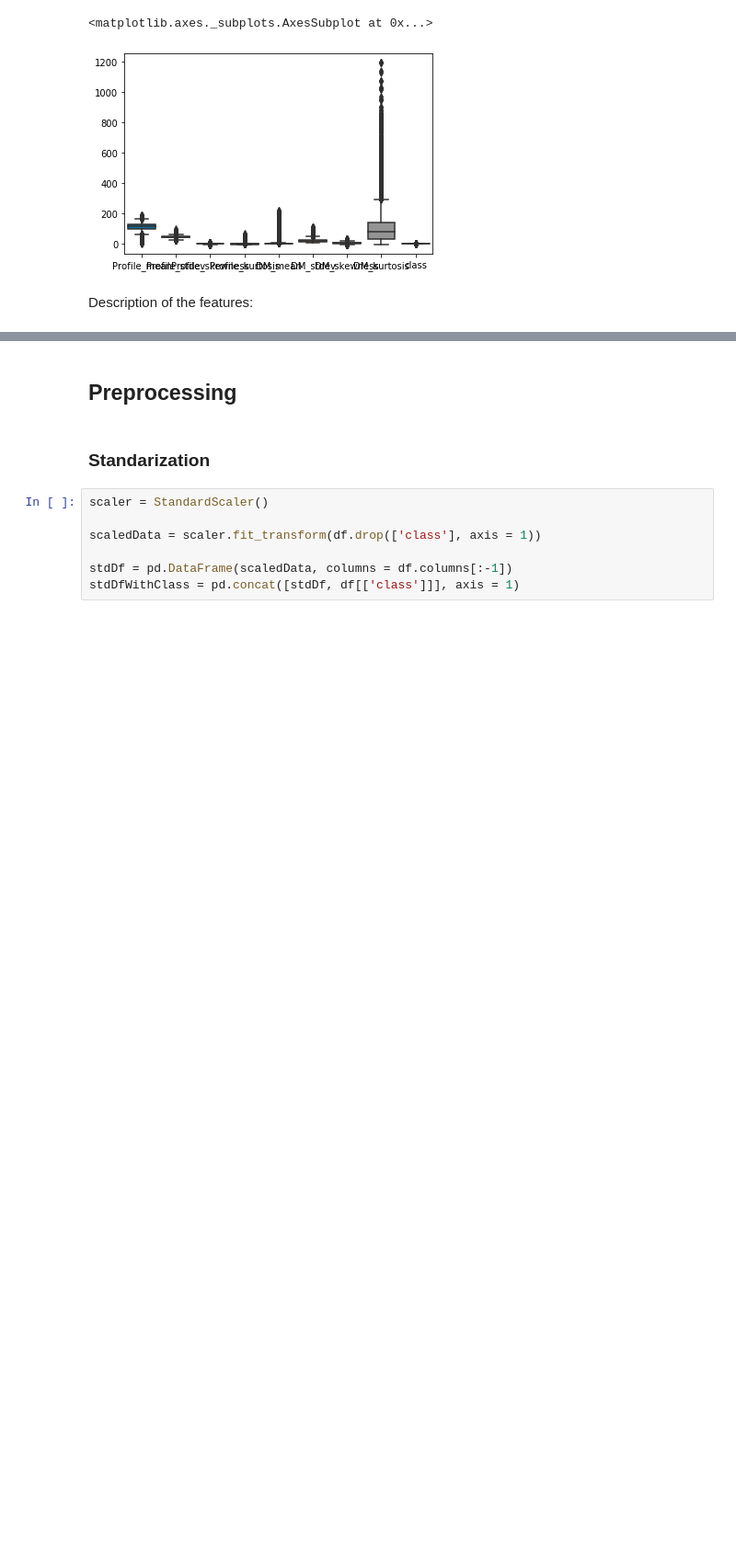
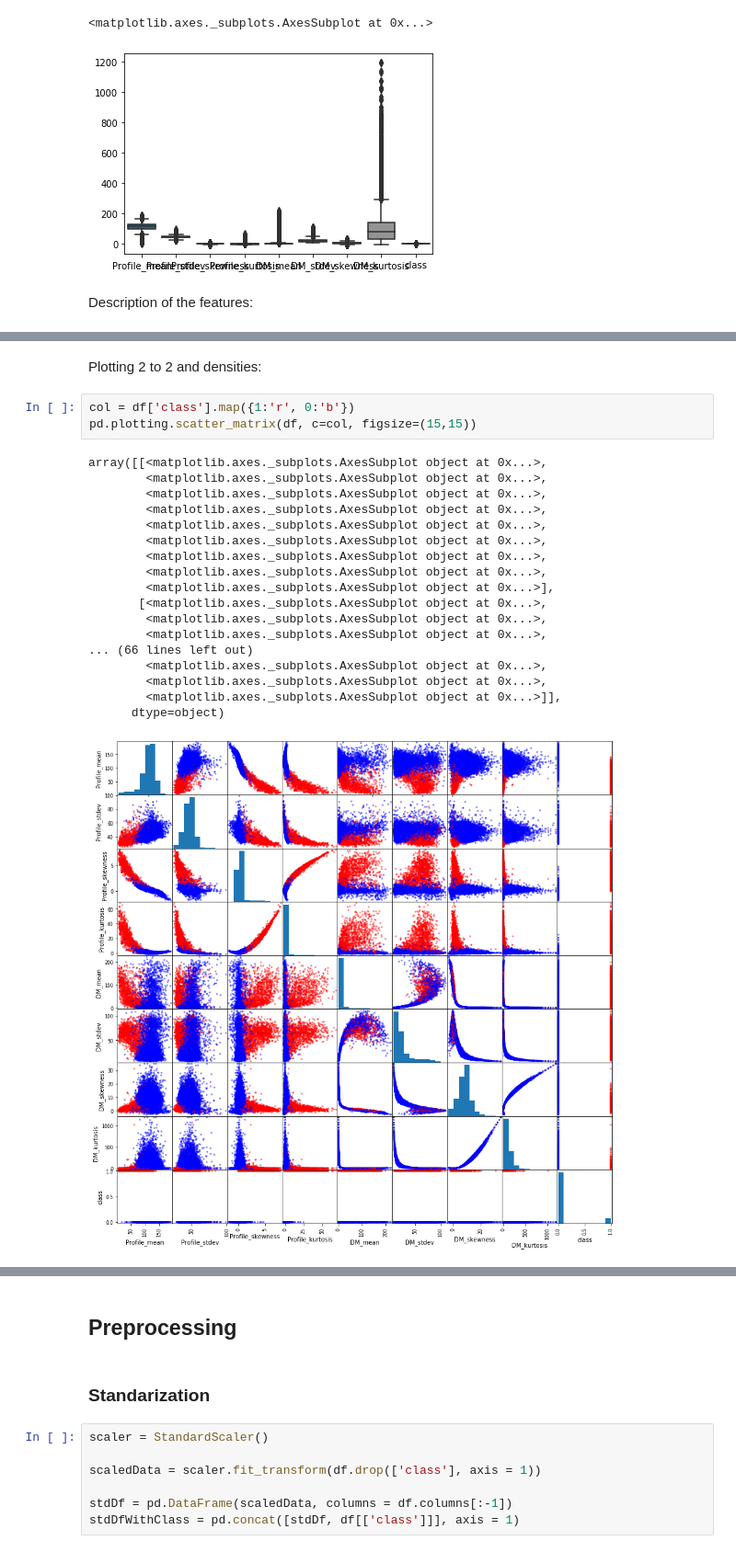
Before and after one commit to joaquimgomez/FIB-APA-Pulsars, a Jupyter notebook: Data Exploration & Preprocessing.ipynb, the cells around one changed output, grey strips where cells are left out. Shown at 92% size. Cells and saved outputs as stored; diff of their text form; blank space fills up the shorter version.

Commit message:
Everything in its place. Visualization and clustering ended.

```diff
--- a/Data Exploration & Preprocessing.ipynb
+++ b/Data Exploration & Preprocessing.ipynb
@@ -75,3 +75,27 @@ df.groupby('class').describe()
 | class |  |  |  |  |  |  |  |  |  |  | ... |
 | 0 | 16259.0 | 116.562726 | 17.475932 | 17.210938 | 105.253906 | 117.257812 | 128.285156 | 192.617188 | 16259.0 | 47.339741 | ... |
 | 1 | 1639.0 | 56.690608 | 30.007707 | 5.812500 | 31.777344 | 54.296875 | 79.277344 | 139.257812 | 1639.0 | 38.710598 | ... |
+# %% [markdown]
+Plotting 2 to 2 and densities:
+# %%
+col = df['class'].map({1:'r', 0:'b'})
+pd.plotting.scatter_matrix(df, c=col, figsize=(15,15))
+# %% [output]
+array([[<matplotlib.axes._subplots.AxesSubplot object at 0x...>,
+        <matplotlib.axes._subplots.AxesSubplot object at 0x...>,
+        <matplotlib.axes._subplots.AxesSubplot object at 0x...>,
+        <matplotlib.axes._subplots.AxesSubplot object at 0x...>,
+        <matplotlib.axes._subplots.AxesSubplot object at 0x...>,
+        <matplotlib.axes._subplots.AxesSubplot object at 0x...>,
+        <matplotlib.axes._subplots.AxesSubplot object at 0x...>,
+        <matplotlib.axes._subplots.AxesSubplot object at 0x...>,
+        <matplotlib.axes._subplots.AxesSubplot object at 0x...>],
+       [<matplotlib.axes._subplots.AxesSubplot object at 0x...>,
+        <matplotlib.axes._subplots.AxesSubplot object at 0x...>,
+        <matplotlib.axes._subplots.AxesSubplot object at 0x...>,
+... (66 lines left out)
+        <matplotlib.axes._subplots.AxesSubplot object at 0x...>,
+        <matplotlib.axes._subplots.AxesSubplot object at 0x...>,
+        <matplotlib.axes._subplots.AxesSubplot object at 0x...>]],
+      dtype=object)
+[figure, added]
```
Also changed, not shown: parts of 2 cells of this notebook, 2 other files.
